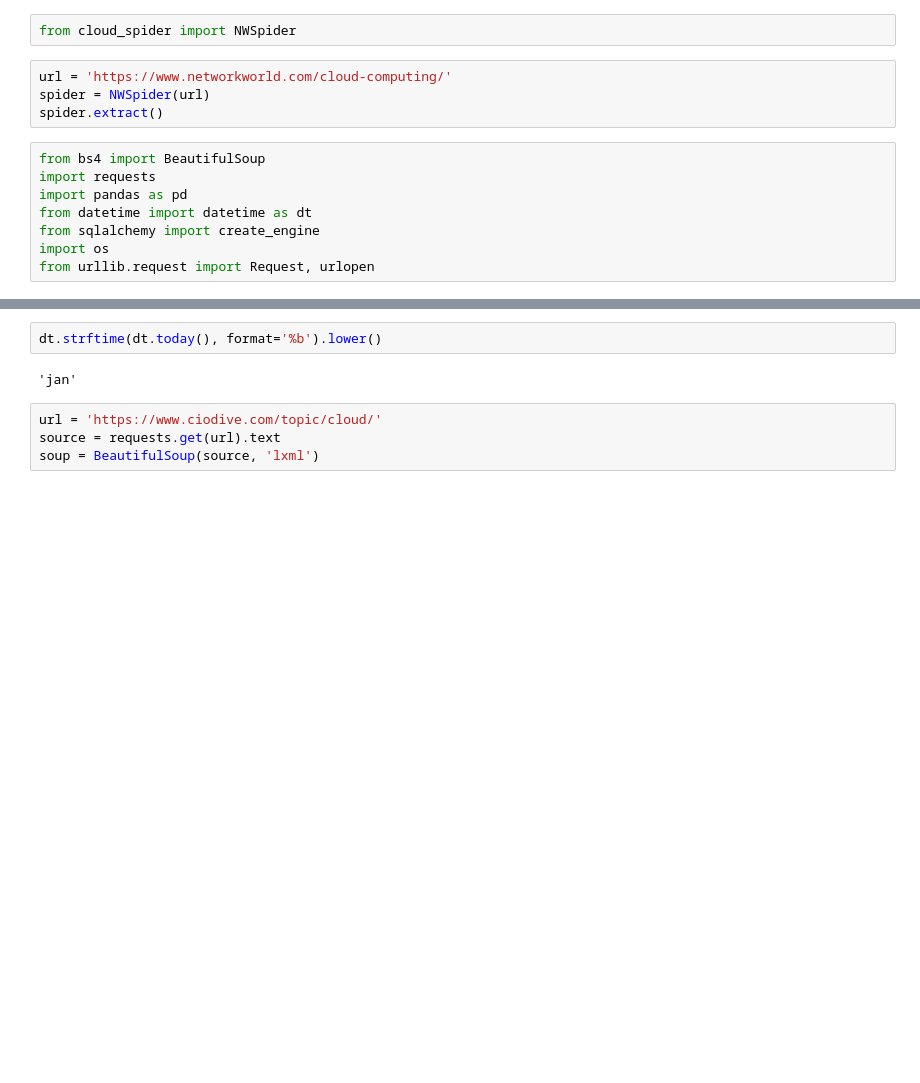
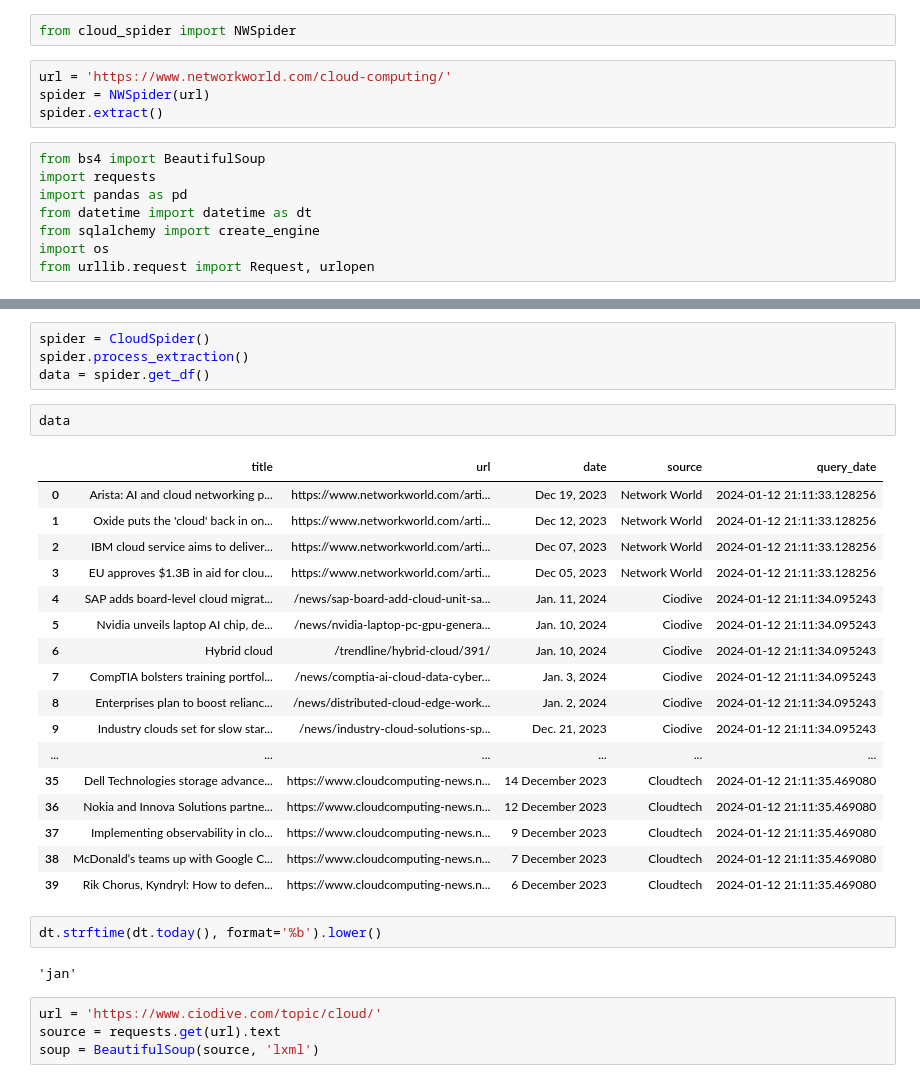
Before and after one commit to LeventSoykan/Cloud_News_Data_Pipeline, a Jupyter notebook: data_extract.ipynb, the cells around one changed output, grey strips where cells are left out. Cells and saved outputs as stored; diff of their text form; blank space fills up the shorter version.

Commit message:
Consolidate extraction module

```diff
--- a/data_extract.ipynb
+++ b/data_extract.ipynb
@@ -37,5 +82,29 @@ class NWSpider():
         df = pd.DataFrame(self.data)
         df.to_sql('raw', self.engine, if_exists='replace')
+# %%
+spider = CloudSpider()
+spider.process_extraction()
+data = spider.get_df()
+# %%
+data
+# %% [output]
+|  | title | url | date | source | query_date |
+| 0 | Arista: AI and cloud networking p... | https://www.networkworld.com/arti... | Dec 19, 2023 | Network World | 2024-01-12 21:11:33.128256 |
+| 1 | Oxide puts the 'cloud' back in on... | https://www.networkworld.com/arti... | Dec 12, 2023 | Network World | 2024-01-12 21:11:33.128256 |
+| 2 | IBM cloud service aims to deliver... | https://www.networkworld.com/arti... | Dec 07, 2023 | Network World | 2024-01-12 21:11:33.128256 |
+| 3 | EU approves $1.3B in aid for clou... | https://www.networkworld.com/arti... | Dec 05, 2023 | Network World | 2024-01-12 21:11:33.128256 |
+| 4 | SAP adds board-level cloud migrat... | /news/sap-board-add-cloud-unit-sa... | Jan. 11, 2024 | Ciodive | 2024-01-12 21:11:34.095243 |
+| 5 | Nvidia unveils laptop AI chip, de... | /news/nvidia-laptop-pc-gpu-genera... | Jan. 10, 2024 | Ciodive | 2024-01-12 21:11:34.095243 |
+| 6 | Hybrid cloud | /trendline/hybrid-cloud/391/ | Jan. 10, 2024 | Ciodive | 2024-01-12 21:11:34.095243 |
+| 7 | CompTIA bolsters training portfol... | /news/comptia-ai-cloud-data-cyber... | Jan. 3, 2024 | Ciodive | 2024-01-12 21:11:34.095243 |
+| 8 | Enterprises plan to boost relianc... | /news/distributed-cloud-edge-work... | Jan. 2, 2024 | Ciodive | 2024-01-12 21:11:34.095243 |
+| 9 | Industry clouds set for slow star... | /news/industry-cloud-solutions-sp... | Dec. 21, 2023 | Ciodive | 2024-01-12 21:11:34.095243 |
+| ... | ... | ... | ... | ... | ... |
+| 35 | Dell Technologies storage advance... | https://www.cloudcomputing-news.n... | 14 December 2023 | Cloudtech | 2024-01-12 21:11:35.469080 |
+| 36 | Nokia and Innova Solutions partne... | https://www.cloudcomputing-news.n... | 12 December 2023 | Cloudtech | 2024-01-12 21:11:35.469080 |
+| 37 | Implementing observability in clo... | https://www.cloudcomputing-news.n... | 9 December 2023 | Cloudtech | 2024-01-12 21:11:35.469080 |
+| 38 | McDonald’s teams up with Google C... | https://www.cloudcomputing-news.n... | 7 December 2023 | Cloudtech | 2024-01-12 21:11:35.469080 |
+| 39 | Rik Chorus, Kyndryl: How to defen... | https://www.cloudcomputing-news.n... | 6 December 2023 | Cloudtech | 2024-01-12 21:11:35.469080 |
 # %%
 dt.strftime(dt.today(), format='%b').lower()
 # %% [output]
```
Also changed, not shown: parts of 4 cells of this notebook, 2 other files.
